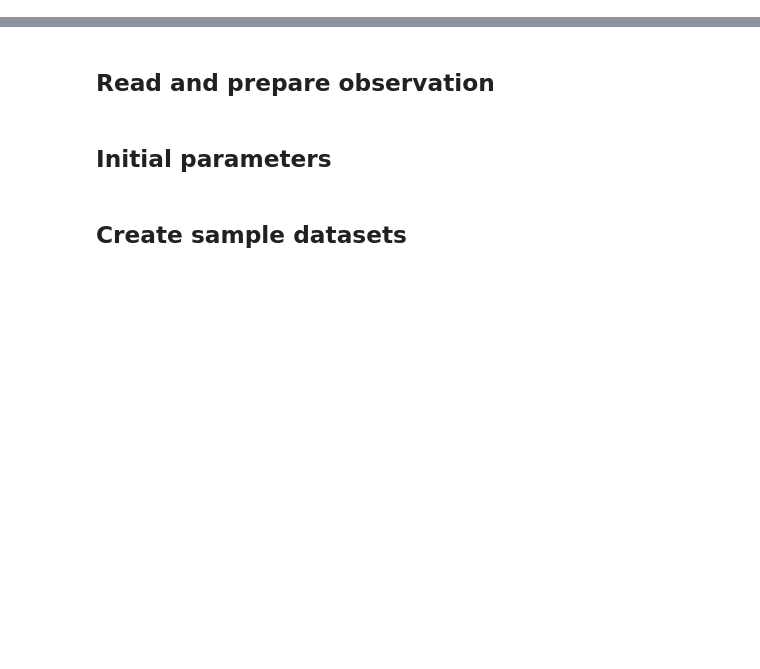
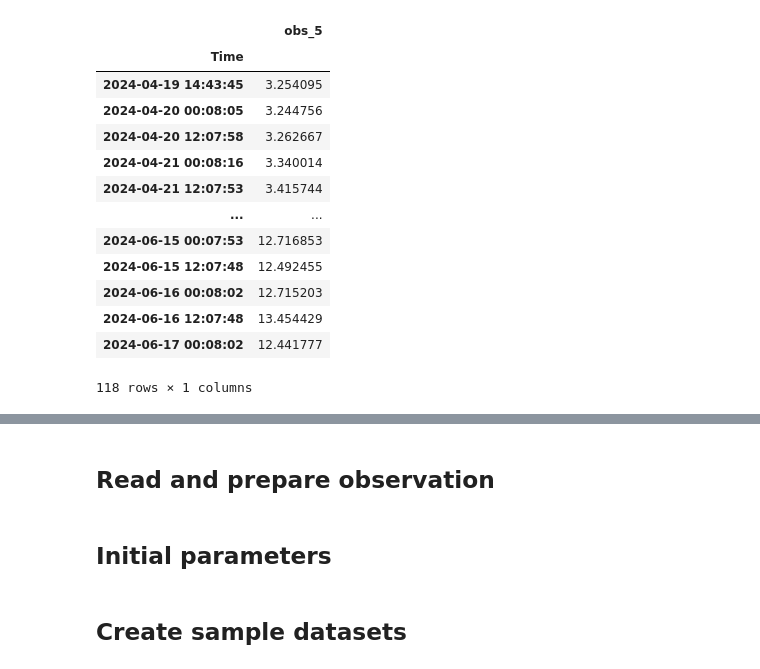
Before and after one commit to Lam-V-Nguyen/HydroAI-Fjord-Platform, a Jupyter notebook: calibration.ipynb, the cells around one changed output, grey strips where cells are left out. Drawn from its saved outputs; the diff is of its cells as text; code cells hidden in the pictures; blank space fills up the shorter version.

```diff
--- a/calibration.ipynb
+++ b/calibration.ipynb
@@ -18,3 +18,12 @@ from optuna.pruners import MedianPruner
 from sklearn.ensemble import RandomForestRegressor
 warnings.filterwarnings('ignore', category=UserWarning)
 logging.basicConfig(level=logging.INFO, format='%(asctime)s - %(levelname)s - %(message)s')
+# %%
+def remove_rolling_outliers(df: pd.DataFrame, column: str, window: int=20, n_std: float=3.0) -> pd.DataFrame:
+    df_clean = df.copy()
+    rolling_mean = df_clean[column].rolling(window=window, center=True, min_periods=3).mean()
+    rolling_std = df_clean[column].rolling(window=window, center=True, min_periods=3).std()
+    lower = rolling_mean - n_std * rolling_std
+    upper = rolling_mean + n_std * rolling_std
+    mask = (df_clean[column] >= lower) & (df_clean[column] <= upper) | df_clean[column].isna()
+    return df_clean[mask].copy()
@@ -20,0 +77,17 @@ logging.basicConfig(level=logging.INFO, format='%(asctime)s - %(levelname)s - %(
+# %%
+obs_clean
+# %% [output]
+|  | obs_5 |
+| Time |  |
+| 2024-04-19 14:43:45 | 3.254095 |
+| 2024-04-20 00:08:05 | 3.244756 |
+| 2024-04-20 12:07:58 | 3.262667 |
+| 2024-04-21 00:08:16 | 3.340014 |
+| 2024-04-21 12:07:53 | 3.415744 |
+| ... | ... |
+| 2024-06-15 00:07:53 | 12.716853 |
+| 2024-06-15 12:07:48 | 12.492455 |
+| 2024-06-16 00:08:02 | 12.715203 |
+| 2024-06-16 12:07:48 | 13.454429 |
+| 2024-06-17 00:08:02 | 12.441777 |
+118 rows × 1 columns
```
Also changed, not shown: parts of 4 cells of this notebook, 42 other files.
